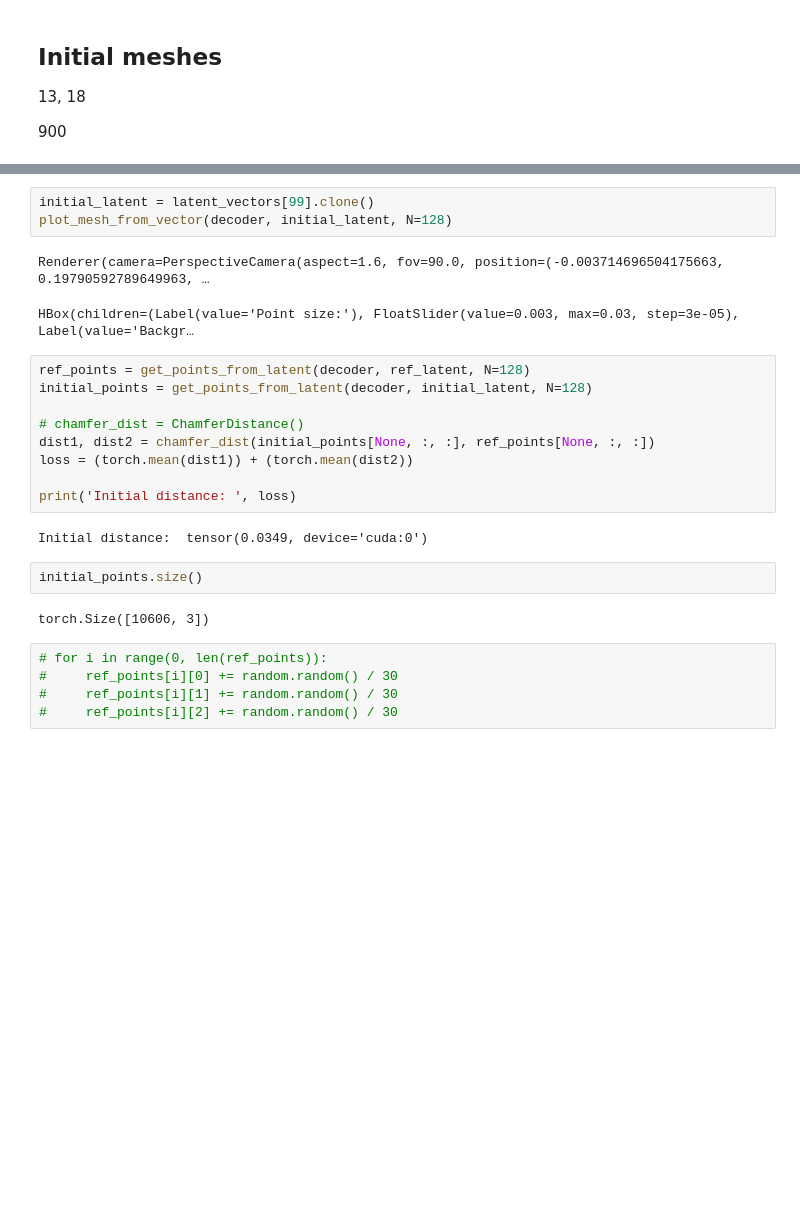
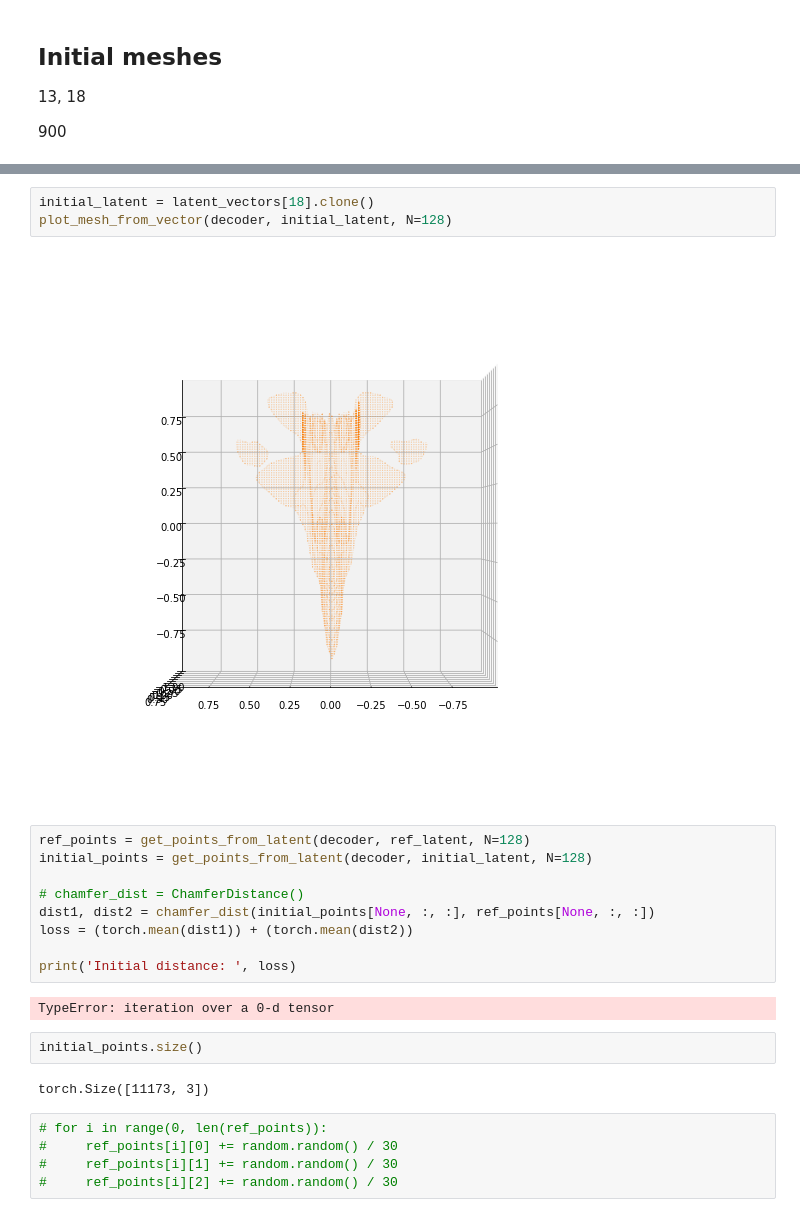
Before and after one commit to ottogin/OptimizatinoWithDeepSDF, a Jupyter notebook: Method4.ipynb, the cells around one changed output, grey strips where cells are left out. Drawn from its saved outputs; the diff is of its cells as text; blank space fills up the shorter version.

```diff
--- a/Method4.ipynb
+++ b/Method4.ipynb
@@ -280,9 +278,8 @@ HBox(children=(Label(value='Point size:'), FloatSlider(value=0.003, max=0.03, st
 # %%
-initial_latent = latent_vectors[99].clone()
+initial_latent = latent_vectors[18].clone()
 plot_mesh_from_vector(decoder, initial_latent, N=128)
 # %% [output]
-Renderer(camera=PerspectiveCamera(aspect=1.6, fov=90.0, position=(-0.003714696504175663, 0.19790592789649963, …
-HBox(children=(Label(value='Point size:'), FloatSlider(value=0.003, max=0.03, step=3e-05), Label(value='Backgr…
+[figure, added]
 # %%
 ref_points = get_points_from_latent(decoder, ref_latent, N=128)
 initial_points = get_points_from_latent(decoder, initial_latent, N=128)
@@ -293,11 +290,11 @@ loss = (torch.mean(dist1)) + (torch.mean(dist2))
 
 print('Initial distance: ', loss)
 # %% [output]
-Initial distance:  tensor(0.0349, device='cuda:0')
+TypeError: iteration over a 0-d tensor
 # %%
 initial_points.size()
 # %% [output]
-torch.Size([10606, 3])
+torch.Size([11173, 3])
 # %%
 # for i in range(0, len(ref_points)):
 #     ref_points[i][0] += random.random() / 30
```
Also changed, not shown: parts of 27 cells of this notebook, 16 other files.
